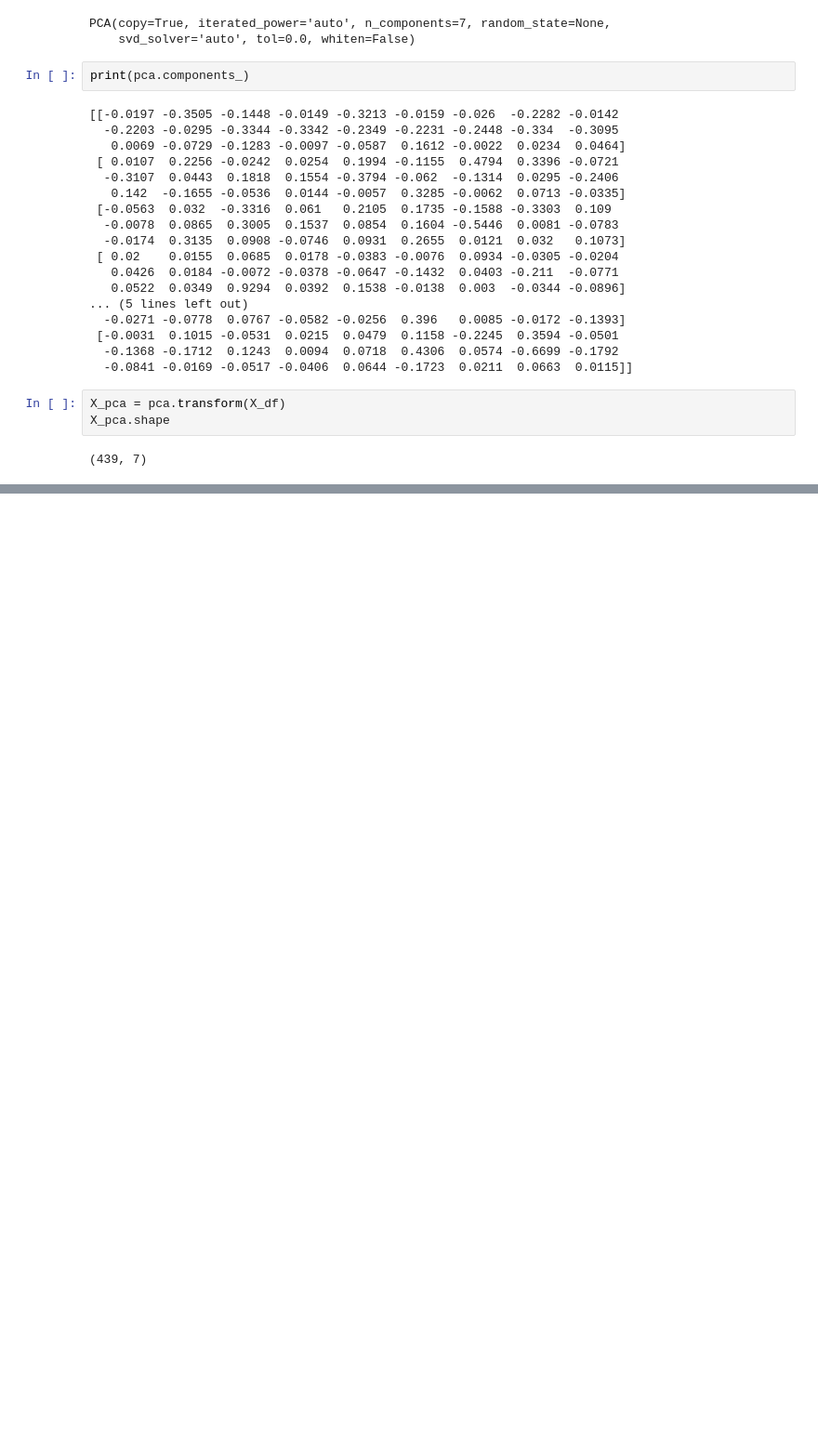
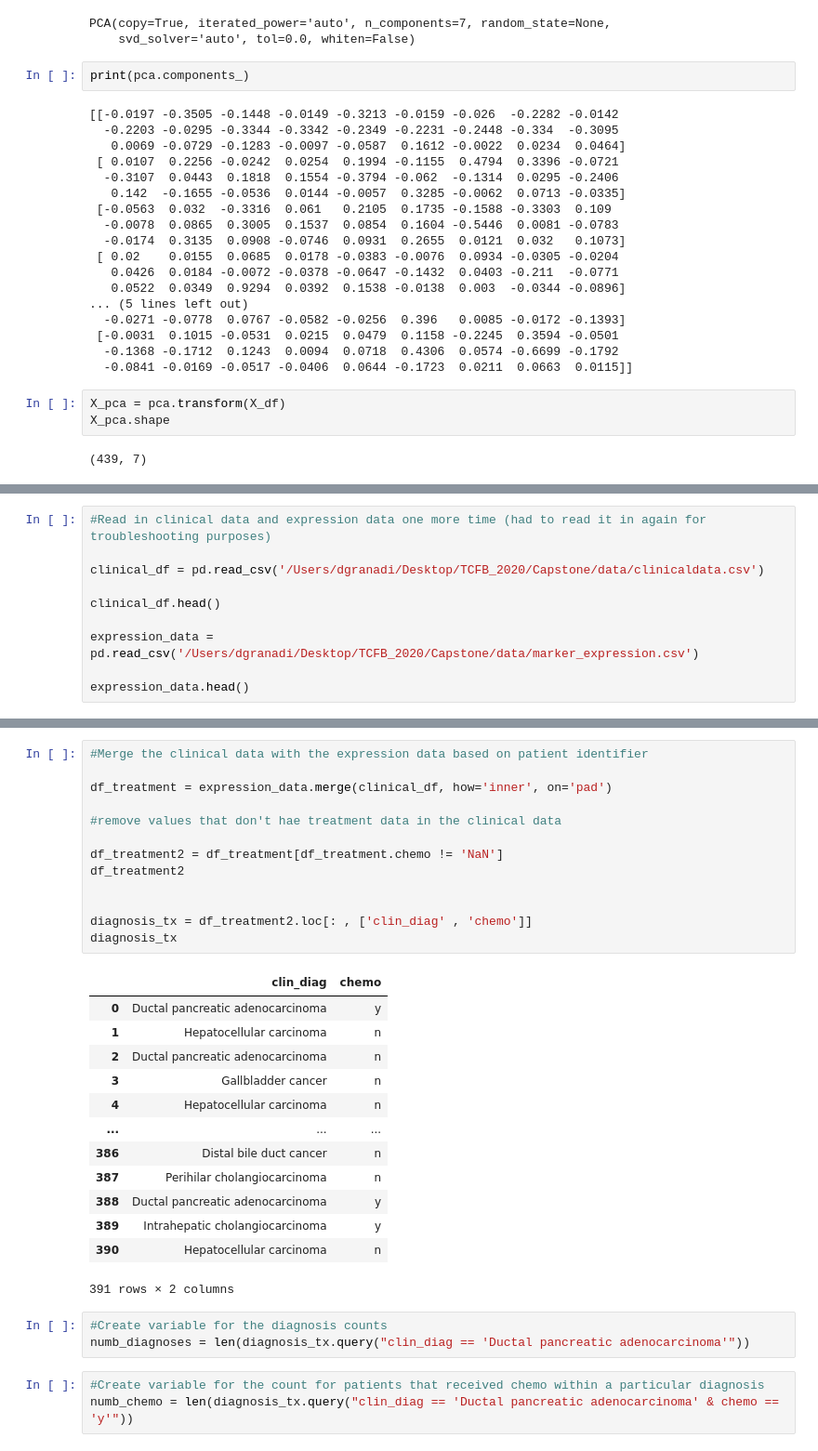
Before and after one commit to Dwgranadier/Capstone, a Jupyter notebook: TCFB_2020.ipynb, the cells around one changed output, grey strips where cells are left out. Shown at 93% size. Drawn from its saved outputs; the diff is of its cells as text; blank space fills up the shorter version.

```diff
--- a/TCFB_2020.ipynb
+++ b/TCFB_2020.ipynb
@@ -334,0 +286,10 @@ Index(['ck5', 'ck7', 'ck17', 'ck18', 'ck19', 'ck20', 'vim', 'muc1', 'muc2',
+# %%
+#Read in clinical data and expression data one more time (had to read it in again for troubleshooting purposes)
+
+clinical_df = pd.read_csv('/Users/dgranadi/Desktop/TCFB_2020/Capstone/data/clinicaldata.csv')
+
+clinical_df.head()
+
+expression_data = pd.read_csv('/Users/dgranadi/Desktop/TCFB_2020/Capstone/data/marker_expression.csv')
+
+expression_data.head()
@@ -334,0 +304,33 @@ Index(['ck5', 'ck7', 'ck17', 'ck18', 'ck19', 'ck20', 'vim', 'muc1', 'muc2',
+# %%
+#Merge the clinical data with the expression data based on patient identifier
+
+df_treatment = expression_data.merge(clinical_df, how='inner', on='pad')
+
+#remove values that don't hae treatment data in the clinical data
+
+df_treatment2 = df_treatment[df_treatment.chemo != 'NaN']
+df_treatment2
+
+
+diagnosis_tx = df_treatment2.loc[: , ['clin_diag' , 'chemo']]
+diagnosis_tx
+# %% [output]
+|  | clin_diag | chemo |
+| 0 | Ductal pancreatic adenocarcinoma | y |
+| 1 | Hepatocellular carcinoma | n |
+| 2 | Ductal pancreatic adenocarcinoma | n |
+| 3 | Gallbladder cancer | n |
+| 4 | Hepatocellular carcinoma | n |
+| ... | ... | ... |
+| 386 | Distal bile duct cancer | n |
+| 387 | Perihilar cholangiocarcinoma | n |
+| 388 | Ductal pancreatic adenocarcinoma | y |
+| 389 | Intrahepatic cholangiocarcinoma | y |
+| 390 | Hepatocellular carcinoma | n |
+391 rows × 2 columns
+# %%
+#Create variable for the diagnosis counts
+numb_diagnoses = len(diagnosis_tx.query("clin_diag == 'Ductal pancreatic adenocarcinoma'"))
+# %%
+#Create variable for the count for patients that received chemo within a particular diagnosis
+numb_chemo = len(diagnosis_tx.query("clin_diag == 'Ductal pancreatic adenocarcinoma' & chemo == 'y'"))
```
Also changed, not shown: parts of 26 cells of this notebook, 10 other files.
